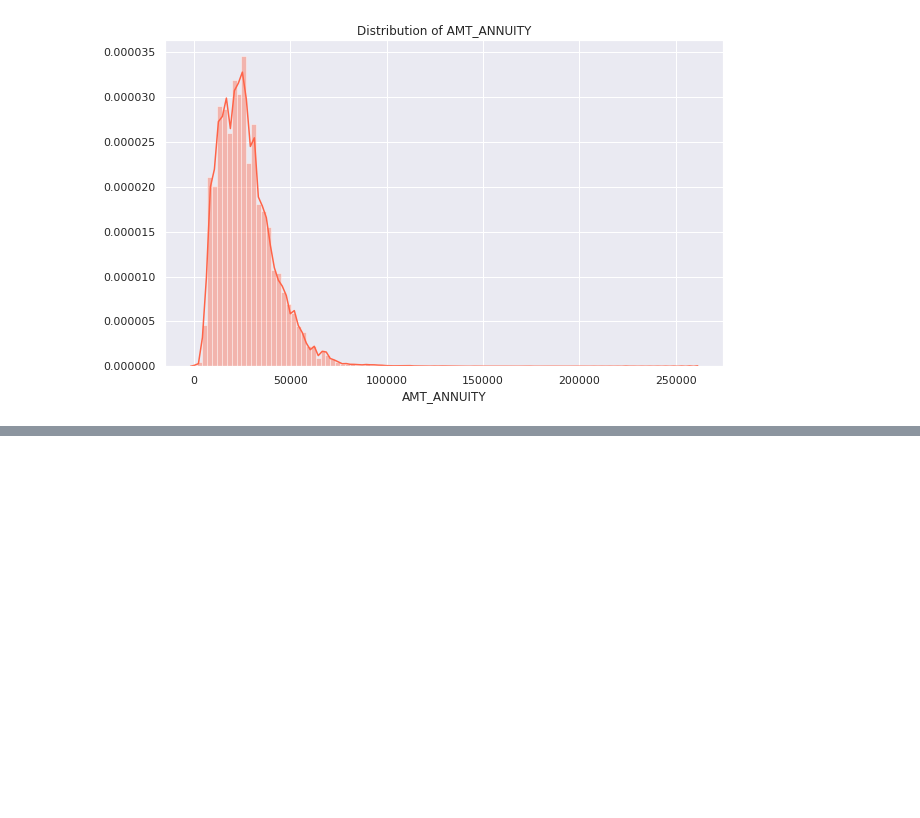
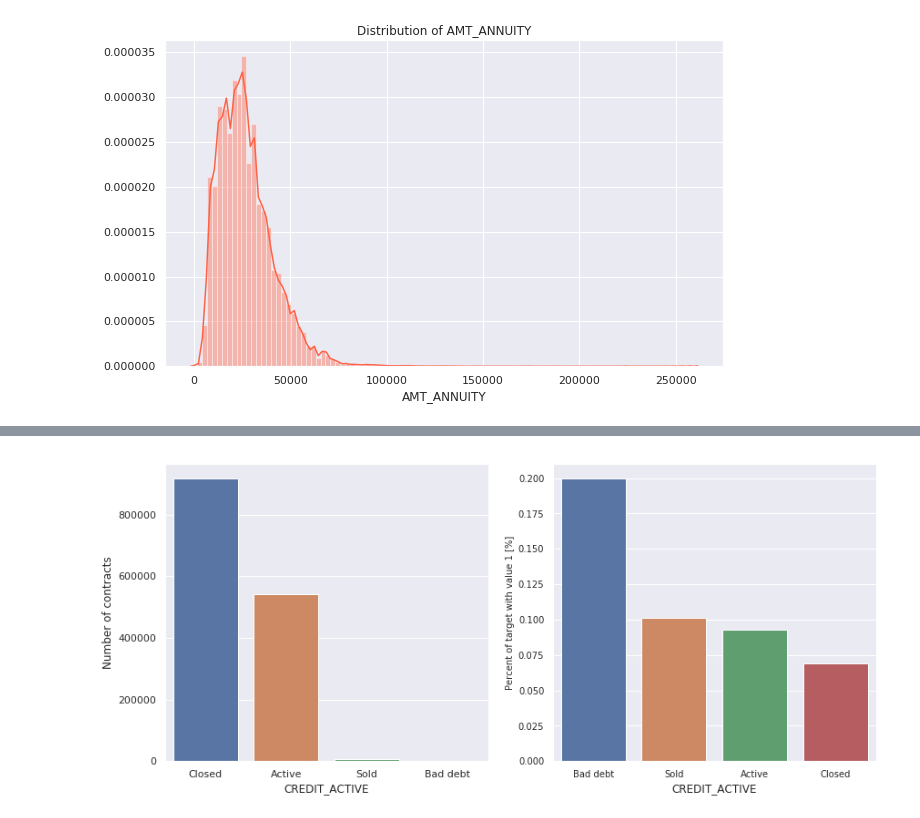
Before and after one commit to tobyfielding1/data-mining, a Jupyter notebook: src/Untitled.ipynb, the cells around one changed output, grey strips where cells are left out. Saved outputs shown, nothing was run; the diff lists cells and outputs as text; code cells hidden in the pictures; blank space fills up the shorter version.

```diff
--- a/src/Untitled.ipynb
+++ b/src/Untitled.ipynb
@@ -200,0 +189,7 @@ plot_distribution('AMT_ANNUITY', 'tomato')
+# %%
+bureau = pd.read_csv('../input/bureau.csv')
+
+app_train_bureau = app_train.merge(bureau, left_on='SK_ID_CURR', right_on='SK_ID_CURR', how='inner')
+
+# The dataframe is pretty big
+print(app_train_bureau.shape)
@@ -200,0 +204,4 @@ plot_distribution('AMT_ANNUITY', 'tomato')
+# %%
+plot_stats('CREDIT_ACTIVE', app_train_bureau)
+# %% [output]
+[figure, added]
```
Also changed, not shown: parts of 24 cells of this notebook.
